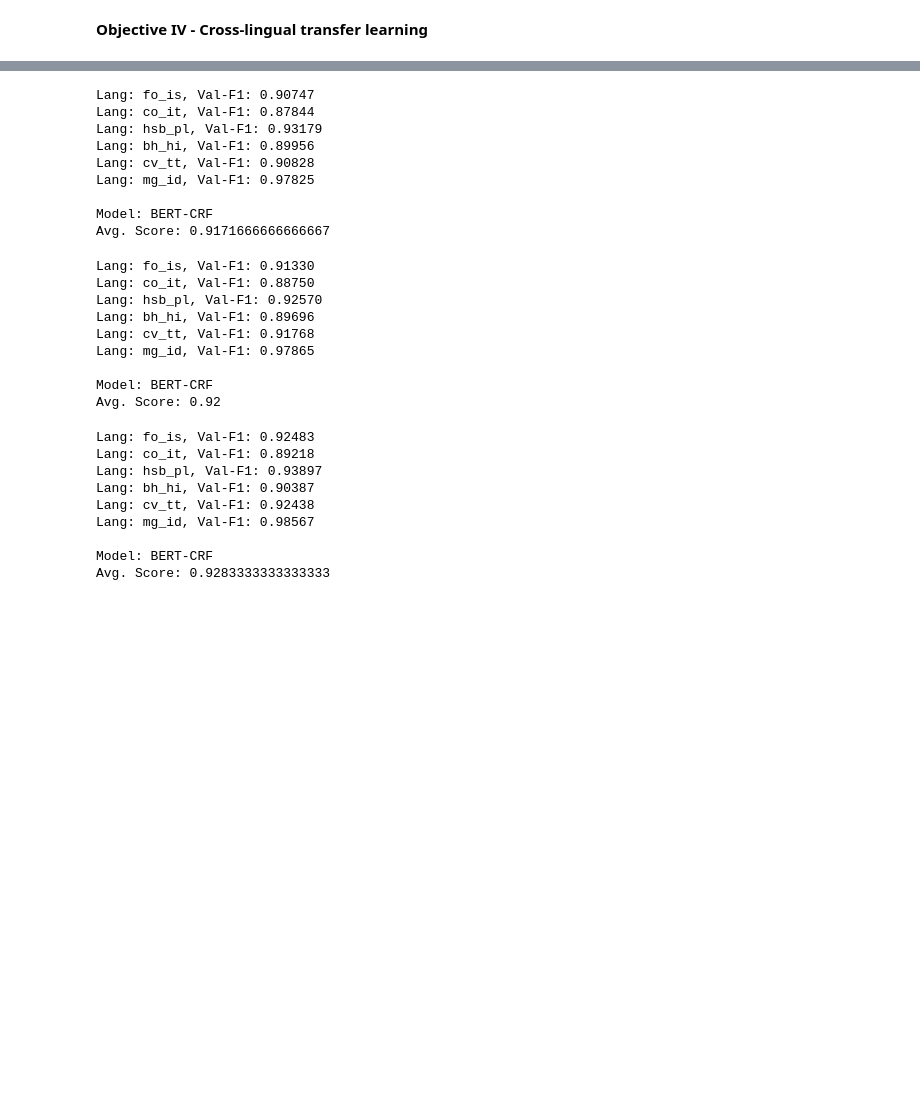
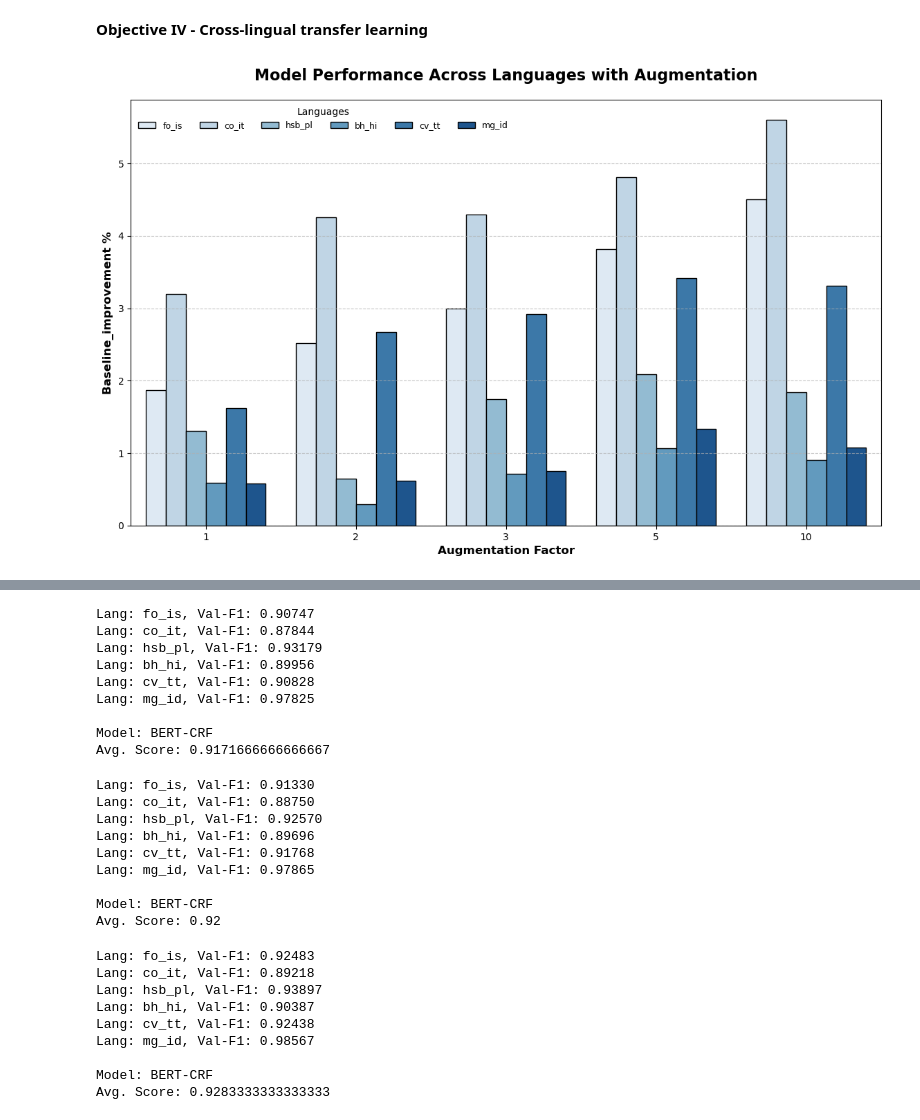
Before and after one commit to Lucas-Granucci/MULTI-NER, a Jupyter notebook: notebooks/results_analysis.ipynb, the cells around one changed output, grey strips where cells are left out. Cells and saved outputs as stored; diff of their text form; code cells hidden in the pictures; blank space fills up the shorter version.

```diff
--- a/notebooks/results_analysis.ipynb
+++ b/notebooks/results_analysis.ipynb
@@ -135,2 +161,49 @@ plt.show()
 # %% [markdown]
 **Objective IV - Cross-lingual transfer learning**
+# %%
+import seaborn as sns
+import pandas as pd
+
+import os
+import re
+from collections import defaultdict
+
+lang_codes = {'fo_is': 'fo','co_it': 'co','hsb_pl': 'hsb','bh_hi': 'bh','cv_tt': 'cv','mg_id': 'mg'}
+augmentation_data = defaultdict(dict)
+augementation_factors = []
+
+for filename in os.listdir("../src/experiments/results/objective_IV"):
+    with open(f"../src/experiments/results/objective_IV/{filename}") as file:
+        data = json.load(file)
+
+        filename = filename.replace(".json", "")
+
+        augementation_factor = int(re.search(r'\d+$', filename).group())
+        augementation_factors.append(augementation_factor)
+
+        for language, scores in data.items():
+            augmentation_data[augementation_factor][language] = round(scores["val_f1"], 5)
+
+# Prepare the data for seaborn
+plot_data = []
+for aug_factor, scores in augmentation_data.items():
+    for language, score in scores.items():
+        baseline_score = baseline_language_scores[lang_codes[language]]
+        improvement = ((score - baseline_score) / baseline_score) * 100
+        plot_data.append({'Augmentation Factor': aug_factor, 'Language': language, 'F1-Score': score, 'Baseline_improvement': improvement})
+
+df_plot = pd.DataFrame(plot_data)
+
+# Create the seaborn plot
+plt.figure(figsize=(14, 8))
+sns.barplot(x='Augmentation Factor', y='Baseline_improvement', hue='Language', data=df_plot, palette='Blues', edgecolor="black")
+
+plt.title('Model Performance Across Languages with Augmentation', fontsize=16, weight='bold', pad=20)
+plt.xlabel('Augmentation Factor', fontsize=12, weight='bold')
+plt.ylabel('Baseline_improvement %', fontsize=12, weight='bold')
+plt.legend(title='Languages', title_fontsize=10, fontsize=9, loc='upper left', ncol=6, frameon=False)
+plt.grid(axis='y', linestyle='--', alpha=0.7)
+
+plt.show()
+# %% [output]
+[figure, added]
```
Also changed, not shown: parts of 13 cells of this notebook, 19 other files.
